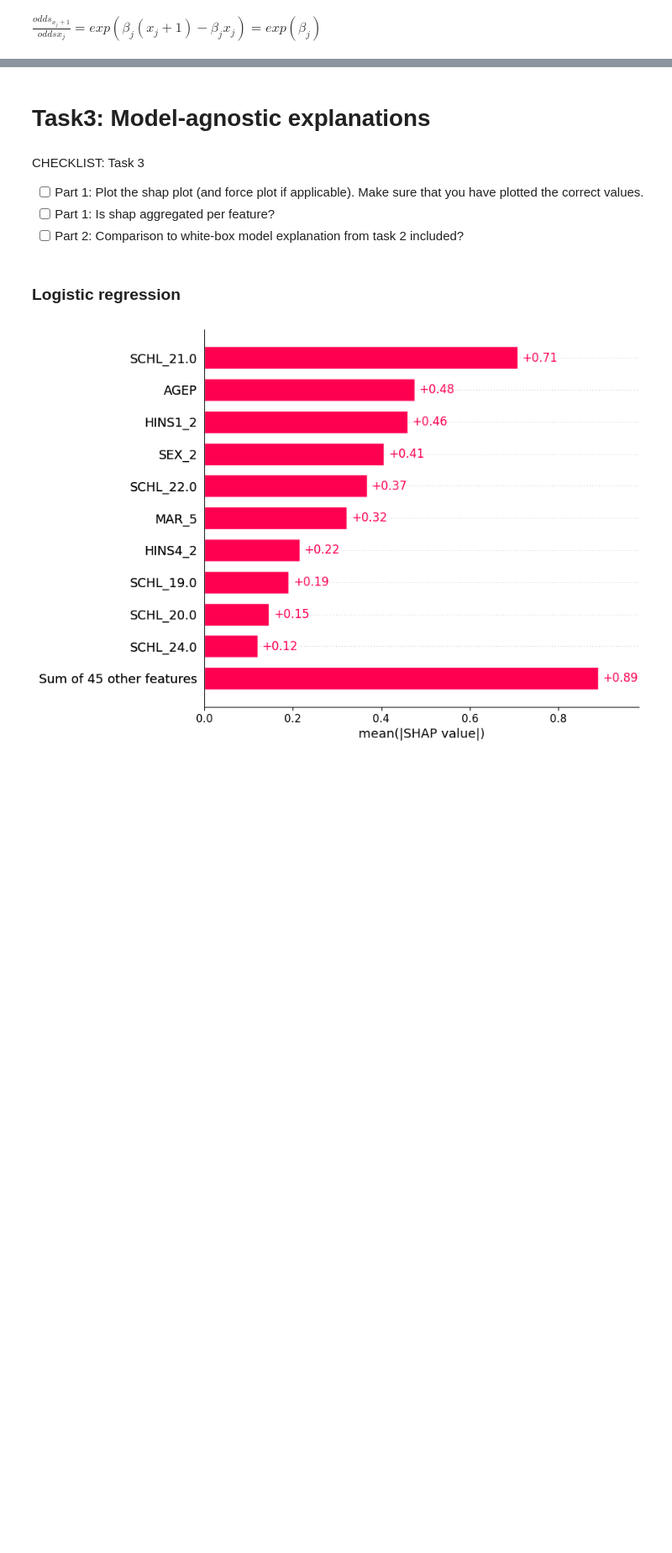
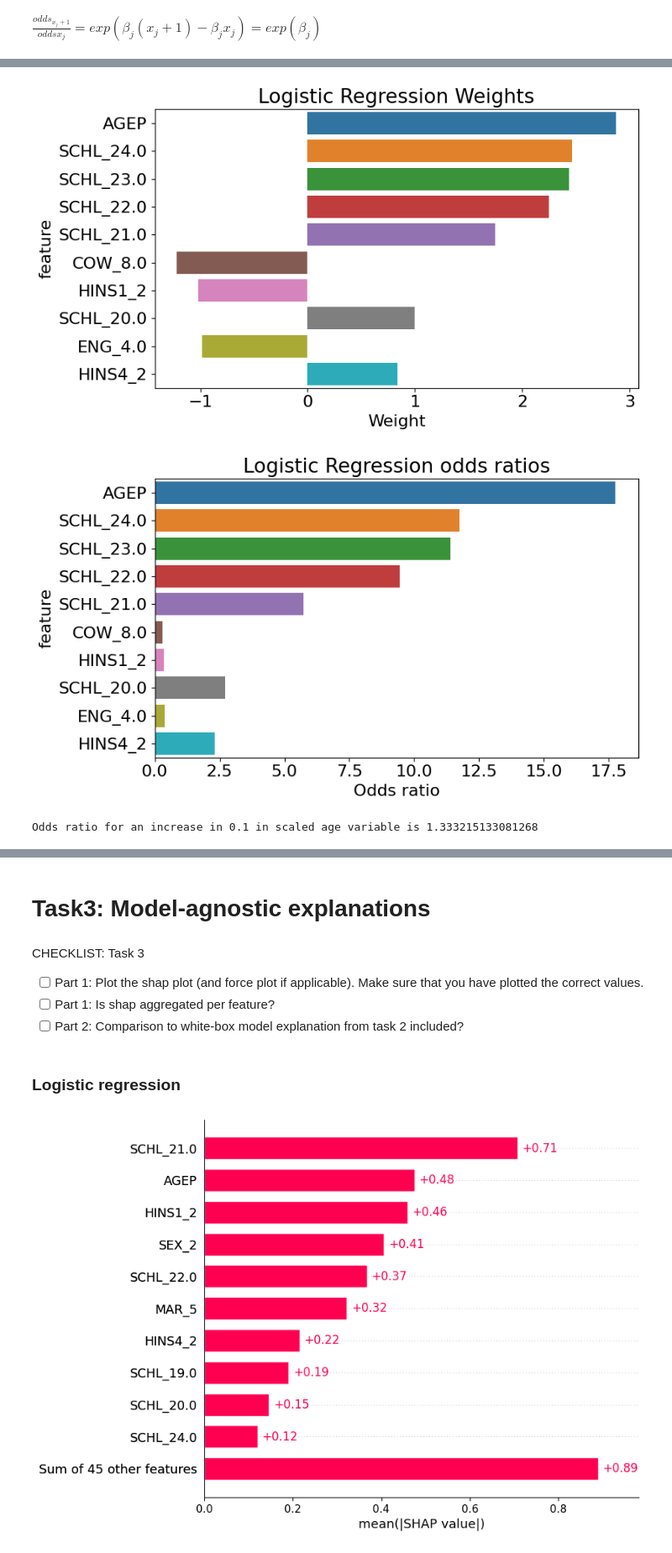
Before and after one commit to jorgedelpozolerida/-KDS_AlgorithmicFairness, a Jupyter notebook: Assignment1/assignment1.ipynb, the cells around one changed output, grey strips where cells are left out. Shown at 84% size. Drawn from its saved outputs; the diff is of its cells as text; code cells hidden in the pictures; blank space fills up the shorter version.

```diff
--- a/Assignment1/assignment1.ipynb
+++ b/Assignment1/assignment1.ipynb
@@ -464,0 +434,11 @@ $\frac{odds_{x_j+1}}{odds{x_j}}=exp\left(\beta_{j}(x_{j}+1)-\beta_{j}x_{j}\right
+# %%
+# Calculate Odds Ratio
+data_lg_interpretation = pd.DataFrame(
+    data={
+        "feature": X_test.columns,
+        "Weight": logreg_model.coef_[0],
+        "Weight_abs": np.abs(logreg_model.coef_[0]),
+        "Odds ratio": np.exp(logreg_model.coef_[0])
+    }
+)
+data_lg_interpretation.head(n=10)
@@ -464,0 +457,34 @@ $\frac{odds_{x_j+1}}{odds{x_j}}=exp\left(\beta_{j}(x_{j}+1)-\beta_{j}x_{j}\right
+# %%
+# Most important features based on absolute weight
+top_n = 10
+data_lg_absweight = data_lg_interpretation.sort_values(by = "Weight_abs", ascending=False)
+
+plt.rcParams.update({'font.size': 16})
+plt.rcParams['lines.linewidth'] = 1.2
+
+# Inspect feature weights
+fig, ax = plt.subplots(figsize=(8,5), sharey=True)
+fig.tight_layout(pad=2)
+
+sns.barplot(ax=ax, x="Weight", y="feature",  data=data_lg_absweight[:top_n])
+ax.set_title('Logistic Regression Weights')
+fig.savefig(os.path.join(os.getcwd(), "plots", "task2", "Top10features_Weights.png"), dpi=200, bbox_inches='tight' )
+
+
+fig, ax = plt.subplots(figsize=(8,5), sharey=True)
+fig.tight_layout(pad=2)
+
+sns.barplot(ax=ax, x="Odds ratio", y="feature",  data=data_lg_absweight[:top_n])
+ax.set_title('Logistic Regression odds ratios')
+fig.savefig(os.path.join(os.getcwd(), "plots", "task2", "Top10features_OddsRatio.png"), dpi=200, bbox_inches='tight' )
+# %% [output]
+[figure, added]
+[figure, added]
+# %%
+# Analisis of age, get 0.1 increase
+age_coeff = data_lg_interpretation.query('feature == "AGEP"')['Weight'][0]
+age_coeff
+oddsratio_age = np.exp( age_coeff * (0.1))
+print(f"Odds ratio for an increase in 0.1 in scaled age variable is {oddsratio_age}")
+# %% [output]
+Odds ratio for an increase in 0.1 in scaled age variable is 1.333215133081268
```
Also changed, not shown: parts of 16 cells of this notebook, 8 other files.
